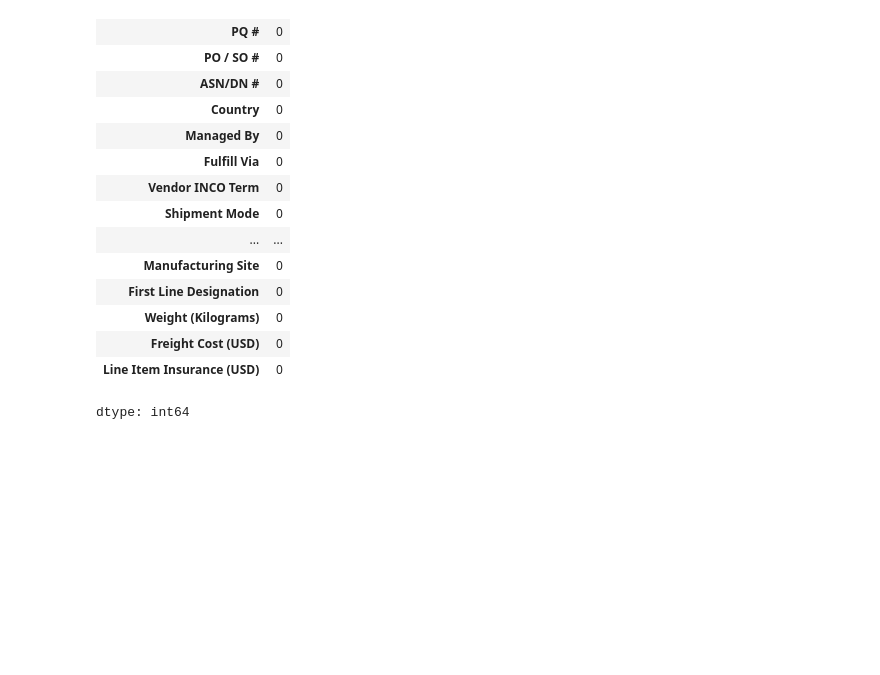
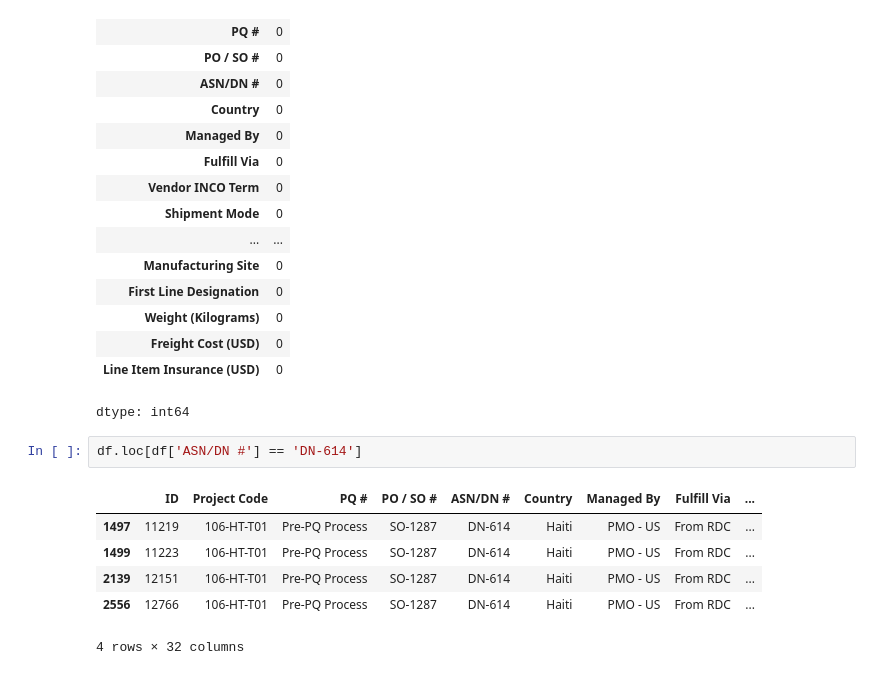
Before and after one commit to itarasingh/FedEx-Logistics-Performance-Analysis, a Jupyter notebook: SCMS_Delivery_History_Dataset.ipynb, the cells around one changed output. Saved outputs shown, nothing was run; the diff lists cells and outputs as text; blank space fills up the shorter version.

```diff
--- a/SCMS_Delivery_History_Dataset.ipynb
+++ b/SCMS_Delivery_History_Dataset.ipynb
@@ -111,3 +111,12 @@ df.isnull().sum()
 | Freight Cost (USD) | 0 |
 | Line Item Insurance (USD) | 0 |
 dtype: int64
+# %%
+df.loc[df['ASN/DN #'] == 'DN-614']
+# %% [output]
+|  | ID | Project Code | PQ # | PO / SO # | ASN/DN # | Country | Managed By | Fulfill Via | ... |
+| 1497 | 11219 | 106-HT-T01 | Pre-PQ Process | SO-1287 | DN-614 | Haiti | PMO - US | From RDC | ... |
+| 1499 | 11223 | 106-HT-T01 | Pre-PQ Process | SO-1287 | DN-614 | Haiti | PMO - US | From RDC | ... |
+| 2139 | 12151 | 106-HT-T01 | Pre-PQ Process | SO-1287 | DN-614 | Haiti | PMO - US | From RDC | ... |
+| 2556 | 12766 | 106-HT-T01 | Pre-PQ Process | SO-1287 | DN-614 | Haiti | PMO - US | From RDC | ... |
+4 rows × 32 columns
```
Also changed, not shown: parts of 8 cells of this notebook.
